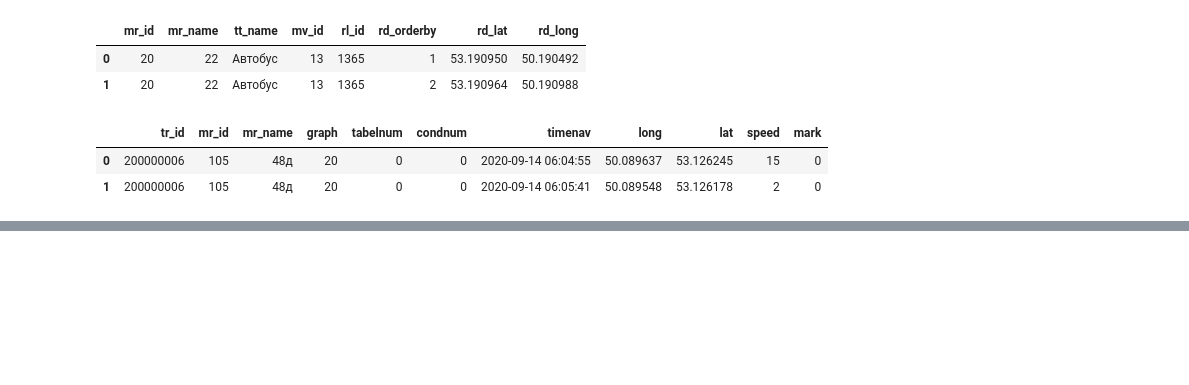
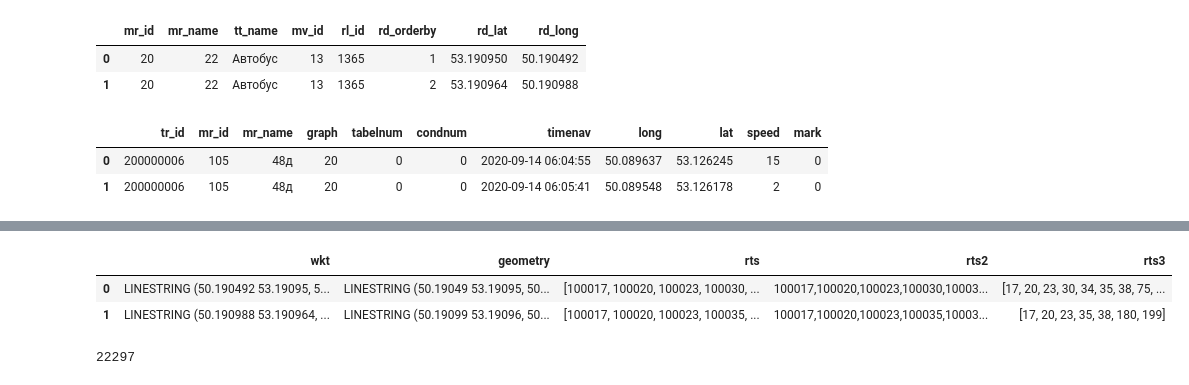
Before and after one commit to ochristm/samara, a Jupyter notebook: tracks/tracks.ipynb, the cells around one changed output, grey strips where cells are left out. Saved outputs shown, nothing was run; the diff lists cells and outputs as text; code cells hidden in the pictures; blank space fills up the shorter version.

```diff
--- a/tracks/tracks.ipynb
+++ b/tracks/tracks.ipynb
@@ -169,0 +77,34 @@ graph_lines.head(2)
+# %%
+lst_rtid2 = list(rt_trnsnavi2.mr_id.unique())
+lst_segm_geo=[]
+dct_segm_geo_info={}
+lst_wkt=[]
+
+i=0
+# for i in tqdm(range(2)):
+# for i in tqdm(range(1, 3)):
+for i in tqdm(range(1, len(rt_trnsnavi2))):
+    str_nm = str(
+            str(rt_trnsnavi2.mr_id[i-1])
+            + "_"
+            + str(rt_trnsnavi2.rl_id[i-1]))
+    str_nm2 = str(
+            str(rt_trnsnavi2.mr_id[i])
+            + "_"
+            + str(rt_trnsnavi2.rl_id[i]))
+    if str_nm == str_nm2:
+#         str_nm3 = str(rt_trnsnavi2.mr_id[i])
+        str_nm3 = str(rt_trnsnavi2.mr_id[i] + 100000)
+        one_pt = rt_trnsnavi2.geometry[i-1]
+        two_pt = rt_trnsnavi2.geometry[i]
+        segm = LineString([one_pt, two_pt])
+        wkt_geo = segm.wkt
+        if wkt_geo not in lst_wkt:
+            lst_wkt.append(wkt_geo)
+            lst_segm_geo.append([wkt_geo, segm])
+            dct_segm_geo_info[wkt_geo] = [str_nm3]
+        else:
+            if str_nm3 not in dct_segm_geo_info[wkt_geo]:
+                dct_segm_geo_info[wkt_geo] = dct_segm_geo_info[wkt_geo] + [str_nm3]
+                dct_segm_geo_info[wkt_geo].sort()
+#
@@ -169,0 +127,6 @@ graph_lines.head(2)
+# %%
+small_segm.head(2)
+# %% [output]
+|  | wkt | geometry | rts | rts2 | rts3 |
+| 0 | LINESTRING (50.190492 53.19095, 5... | LINESTRING (50.19049 53.19095, 50... | [100017, 100020, 100023, 100030, ... | 100017,100020,100023,100030,10003... | [17, 20, 23, 30, 34, 35, 38, 75, ... |
+| 1 | LINESTRING (50.190988 53.190964, ... | LINESTRING (50.19099 53.19096, 50... | [100017, 100020, 100023, 100035, ... | 100017,100020,100023,100035,10003... | [17, 20, 23, 35, 38, 180, 199] |
@@ -169,0 +151,4 @@ graph_lines.head(2)
+# %%
+len(lst_yn)
+# %% [output]
+22297
```
Also changed, not shown: parts of 46 cells of this notebook.
